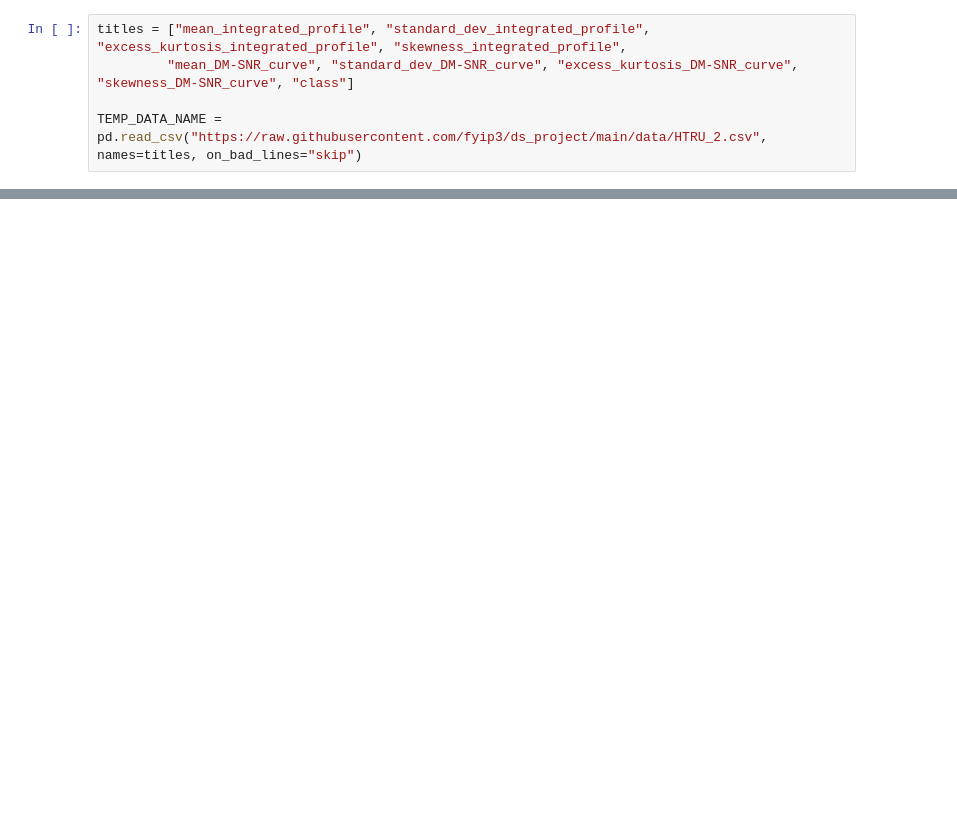
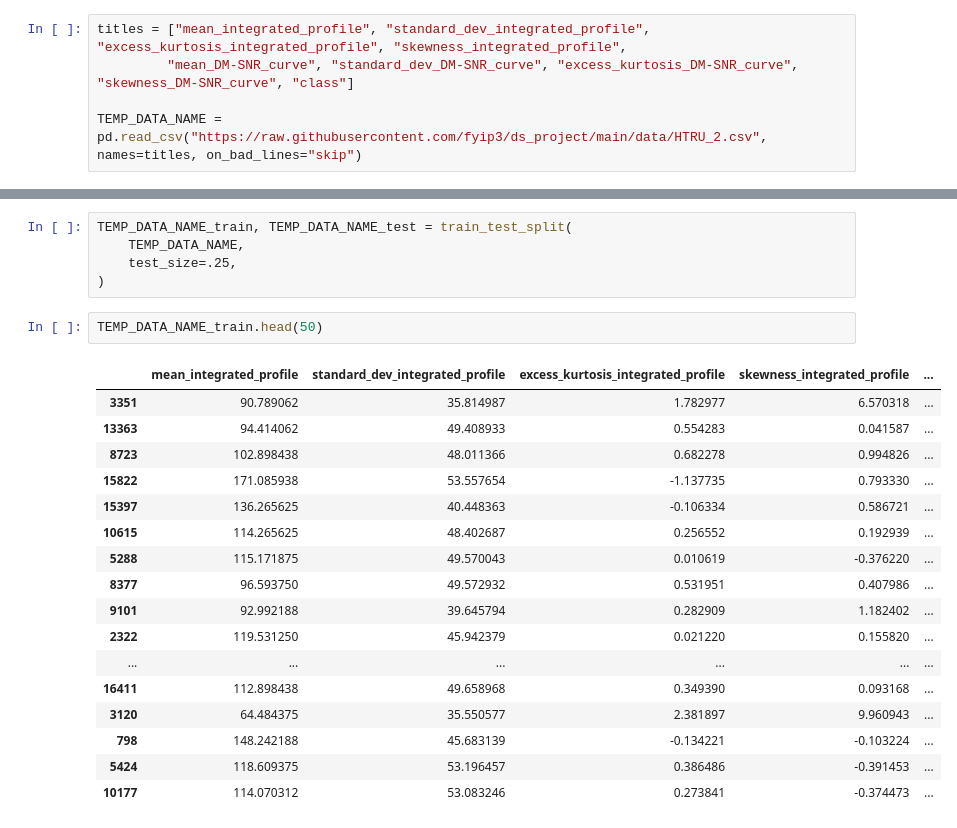
Before and after one commit to fyip3/ds_project, a Jupyter notebook: code/Proposal/Proposal.ipynb, the cells around one changed output, grey strips where cells are left out. Drawn from its saved outputs; the diff is of its cells as text; blank space fills up the shorter version.

Commit message:
Added train-test split
Also added a set seed for numpy randomness (seed was picked using a random number generator)

```diff
--- a/code/Proposal/Proposal.ipynb
+++ b/code/Proposal/Proposal.ipynb
@@ -43,0 +46,25 @@ TEMP_DATA_NAME
+# %%
+TEMP_DATA_NAME_train, TEMP_DATA_NAME_test = train_test_split(
+    TEMP_DATA_NAME,
+    test_size=.25,
+)
+# %%
+TEMP_DATA_NAME_train.head(50)
+# %% [output]
+|  | mean_integrated_profile | standard_dev_integrated_profile | excess_kurtosis_integrated_profile | skewness_integrated_profile | ... |
+| 3351 | 90.789062 | 35.814987 | 1.782977 | 6.570318 | ... |
+| 13363 | 94.414062 | 49.408933 | 0.554283 | 0.041587 | ... |
+| 8723 | 102.898438 | 48.011366 | 0.682278 | 0.994826 | ... |
+| 15822 | 171.085938 | 53.557654 | -1.137735 | 0.793330 | ... |
+| 15397 | 136.265625 | 40.448363 | -0.106334 | 0.586721 | ... |
+| 10615 | 114.265625 | 48.402687 | 0.256552 | 0.192939 | ... |
+| 5288 | 115.171875 | 49.570043 | 0.010619 | -0.376220 | ... |
+| 8377 | 96.593750 | 49.572932 | 0.531951 | 0.407986 | ... |
+| 9101 | 92.992188 | 39.645794 | 0.282909 | 1.182402 | ... |
+| 2322 | 119.531250 | 45.942379 | 0.021220 | 0.155820 | ... |
+| ... | ... | ... | ... | ... | ... |
+| 16411 | 112.898438 | 49.658968 | 0.349390 | 0.093168 | ... |
+| 3120 | 64.484375 | 35.550577 | 2.381897 | 9.960943 | ... |
+| 798 | 148.242188 | 45.683139 | -0.134221 | -0.103224 | ... |
+| 5424 | 118.609375 | 53.196457 | 0.386486 | -0.391453 | ... |
+| 10177 | 114.070312 | 53.083246 | 0.273841 | -0.374473 | ... |
```
Also changed, not shown: parts of 2 cells of this notebook.
